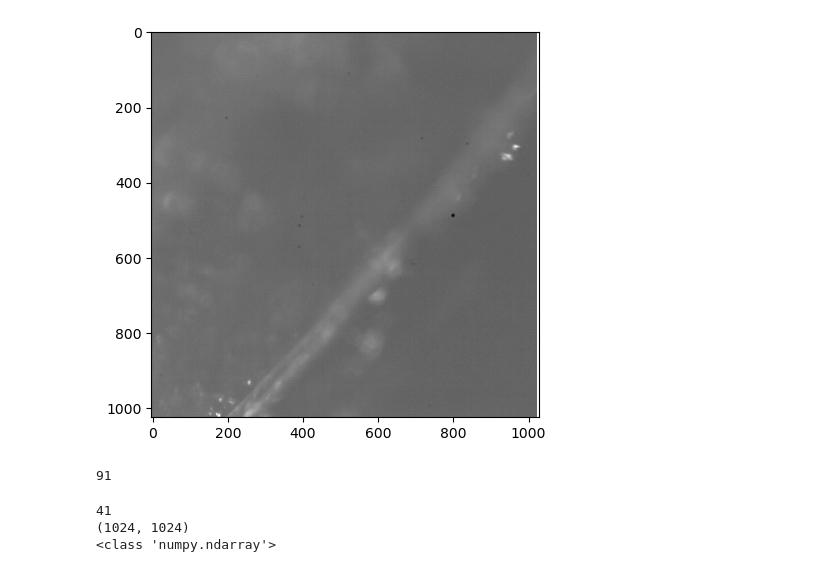
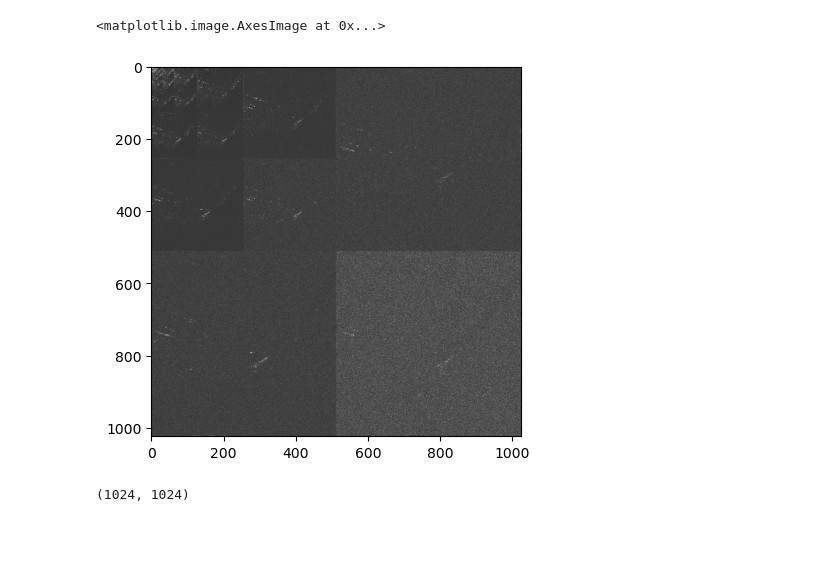
Before and after one commit to mimuing/Vision_EDOF_Algo, a Jupyter notebook: EDOF_wavelet.ipynb, the cells around one changed output. Saved outputs shown, nothing was run; the diff lists cells and outputs as text; code cells hidden in the pictures; blank space fills up the shorter version.

```diff
--- a/EDOF_wavelet.ipynb
+++ b/EDOF_wavelet.ipynb
@@ -33,0 +46,13 @@ def show_image(image):
+# %%
+img_stack = []
+
+for i,img_name in enumerate(sorted_img_name_list):
+    img_path = os.path.join(img_folder, sorted_img_name_list[i])
+    img_gray = cv2.imread(img_path, cv2.IMREAD_GRAYSCALE)
+    img_gray = img_gray[1000-24:,800-24:-200]
+    if img_gray is not None:
+        img_stack.append(img_gray)
+
+print(len(img_stack))
+print(img_stack[0].shape)
+print(type(img_stack[0]))
@@ -33,0 +110,29 @@ def show_image(image):
+# %%
+img = img_stack[20]
+shape = img.shape
+
+maxLevel = 10 # how many levels of decomposition to draw
+
+coeffs = pywt.wavedec2(img, 'db3', mode='periodization', level=maxLevel)
+# coeffsArr, slices = pywt.coeffs_to_array(coeffs)
+
+# normalize each coefficient array independently for better visibility
+coeffs[0] /= np.abs(coeffs[0]).max()
+for detailLevel in range(maxLevel):
+    coeffs[detailLevel + 1] = [d/np.abs(d).max() for d in coeffs[detailLevel + 1]]
+
+coeffsArr, slices = pywt.coeffs_to_array(coeffs)
+coeffsArrAbs = np.abs(coeffsArr)
+
+plt.imshow(coeffsArrAbs+0.2, cmap=plt.cm.gray, vmin=0, vmax=1)
+# plt.imshow(coeffsArrAbs, cmap=plt.cm.gray)
+# # LL, (LH, HL, HH)
+# aa, (ah, av, ad), (h, v, d) = coeffs
+# aa.max()
+# %% [output]
+<matplotlib.image.AxesImage at 0x...>
+[figure, added]
+# %%
+coeffsArr.shape
+# %% [output]
+(1024, 1024)
@@ -34,9 +175,9 @@ def show_image(image):
 # %%
-img_path = os.path.join(imageFolder,  sortedImgNameFiles[0])
-img_gray = cv2.imread(img_path, cv2.IMREAD_GRAYSCALE)
-img_gray = img_gray[1000-24:,800-24:-200]
-show_image(img_gray)
-img_gray.min()
+img_stack = []
+
+for i,img_name in enumerate(sorted_img_name_list):
+    img_path = os.path.join(img_folder, sorted_img_name_list[i])
+    img_gray = cv2.imread(img_path, cv2.IMREAD_GRAYSCALE)
+    img_gray = img_gray[1000-24:,800-24:-200]
+    if img_gray is not None:
+        img_stack.append(img_gray)
-# %% [output]
-[figure, removed]
-91
@@ -63,8 +183,0 @@ for i, img in enumerate(imgStack):
-# %%
-print(len(imgStack))
-print(imgStack[0].shape)
-print(type(imgStack[0]))
-# %% [output]
-41
-(1024, 1024)
-<class 'numpy.ndarray'>
```
Also changed, not shown: parts of 26 cells of this notebook.
